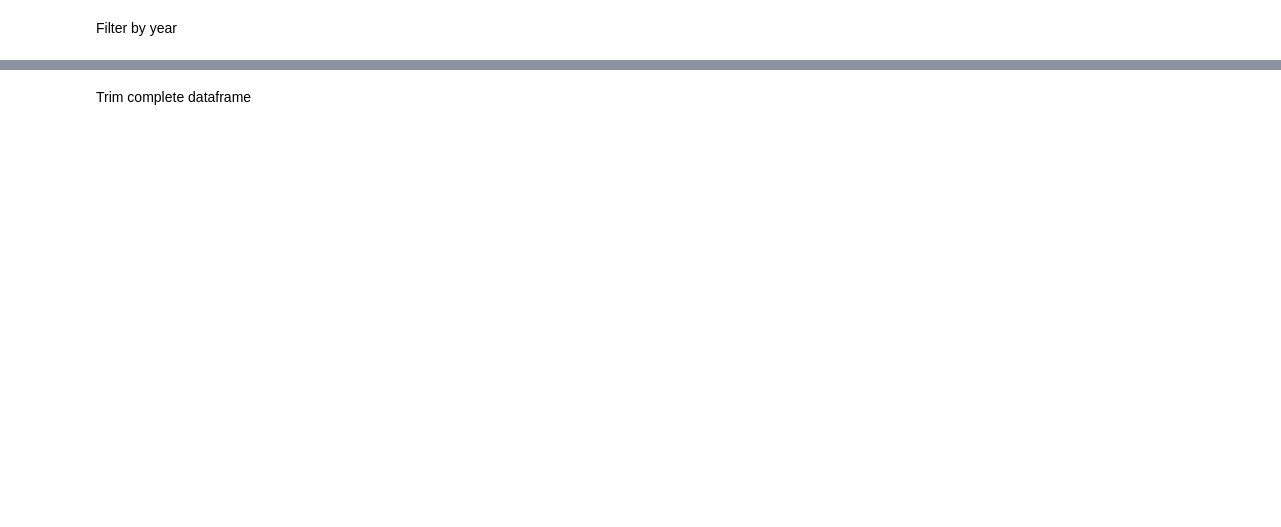
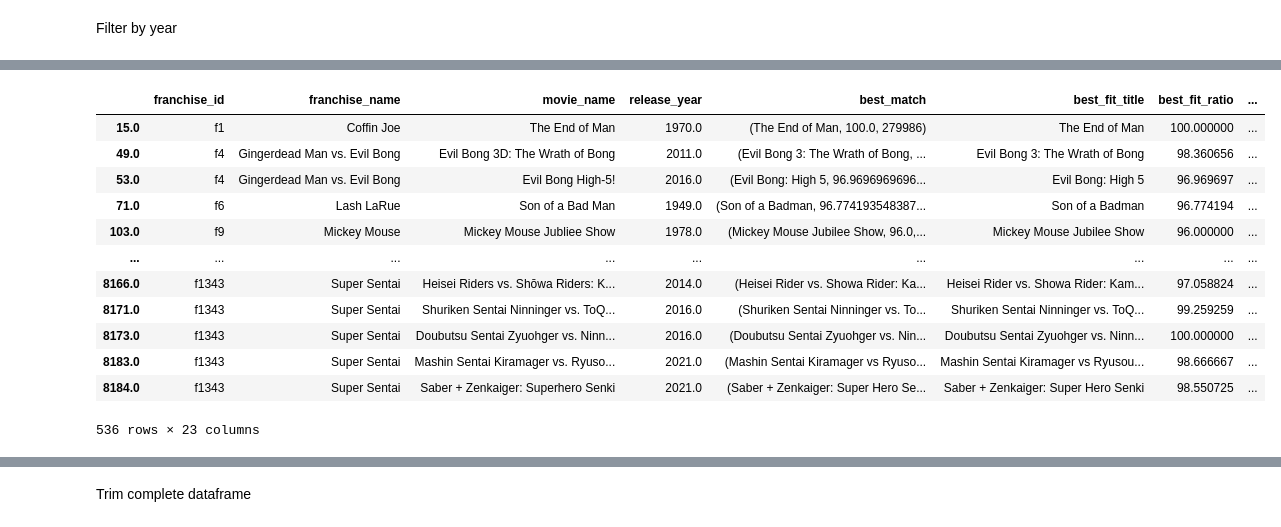
Before and after one commit to adambrennan150/Franchises, a Jupyter notebook: 103_IMDB_Wiki_Matching.ipynb, the cells around one changed output, grey strips where cells are left out. Cells and saved outputs as stored; diff of their text form; code cells hidden in the pictures; blank space fills up the shorter version.

```diff
--- a/103_IMDB_Wiki_Matching.ipynb
+++ b/103_IMDB_Wiki_Matching.ipynb
@@ -300,3 +327,19 @@ fuzzy_merged["tconst"].nunique()
+# %%
+fuzzy_merged
+# %% [output]
+|  | franchise_id | franchise_name | movie_name | release_year | best_match | best_fit_title | best_fit_ratio | ... |
+| 15.0 | f1 | Coffin Joe | The End of Man | 1970.0 | (The End of Man, 100.0, 279986) | The End of Man | 100.000000 | ... |
+| 49.0 | f4 | Gingerdead Man vs. Evil Bong | Evil Bong 3D: The Wrath of Bong | 2011.0 | (Evil Bong 3: The Wrath of Bong, ... | Evil Bong 3: The Wrath of Bong | 98.360656 | ... |
+| 53.0 | f4 | Gingerdead Man vs. Evil Bong | Evil Bong High-5! | 2016.0 | (Evil Bong: High 5, 96.9696969696... | Evil Bong: High 5 | 96.969697 | ... |
+| 71.0 | f6 | Lash LaRue | Son of a Bad Man | 1949.0 | (Son of a Badman, 96.774193548387... | Son of a Badman | 96.774194 | ... |
+| 103.0 | f9 | Mickey Mouse | Mickey Mouse Jubliee Show | 1978.0 | (Mickey Mouse Jubilee Show, 96.0,... | Mickey Mouse Jubilee Show | 96.000000 | ... |
+| ... | ... | ... | ... | ... | ... | ... | ... | ... |
+| 8166.0 | f1343 | Super Sentai | Heisei Riders vs. Shōwa Riders: K... | 2014.0 | (Heisei Rider vs. Showa Rider: Ka... | Heisei Rider vs. Showa Rider: Kam... | 97.058824 | ... |
+| 8171.0 | f1343 | Super Sentai | Shuriken Sentai Ninninger vs. ToQ... | 2016.0 | (Shuriken Sentai Ninninger vs. To... | Shuriken Sentai Ninninger vs. ToQ... | 99.259259 | ... |
+| 8173.0 | f1343 | Super Sentai | Doubutsu Sentai Zyuohger vs. Ninn... | 2016.0 | (Doubutsu Sentai Zyuohger vs. Nin... | Doubutsu Sentai Zyuohger vs. Ninn... | 100.000000 | ... |
+| 8183.0 | f1343 | Super Sentai | Mashin Sentai Kiramager vs. Ryuso... | 2021.0 | (Mashin Sentai Kiramager vs Ryuso... | Mashin Sentai Kiramager vs Ryusou... | 98.666667 | ... |
+| 8184.0 | f1343 | Super Sentai | Saber + Zenkaiger: Superhero Senki | 2021.0 | (Saber + Zenkaiger: Super Hero Se... | Saber + Zenkaiger: Super Hero Senki | 98.550725 | ... |
+536 rows × 23 columns
 # %%
 matched = pd.concat([matched, fuzzy_merged])
 matched = matched[matched["_merge"]=="both"]
```
Also changed, not shown: parts of 42 cells of this notebook.
